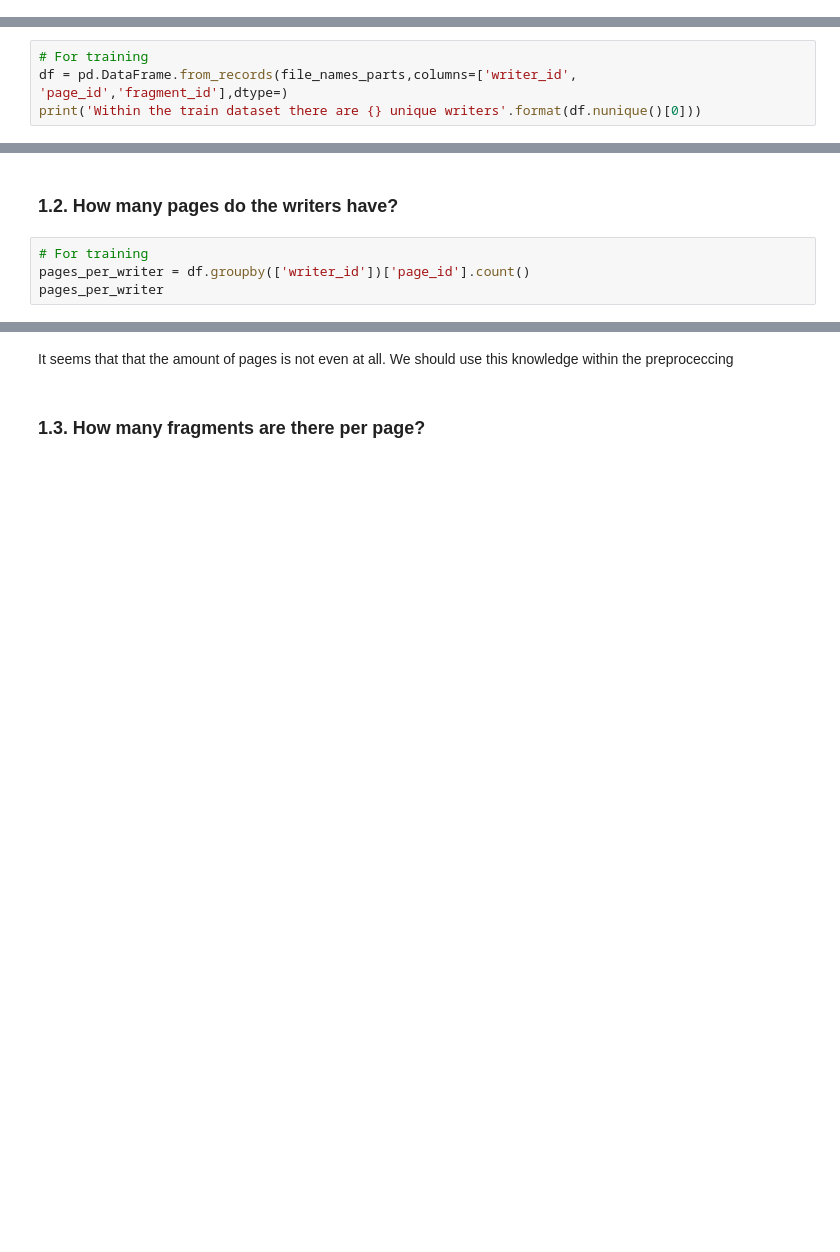
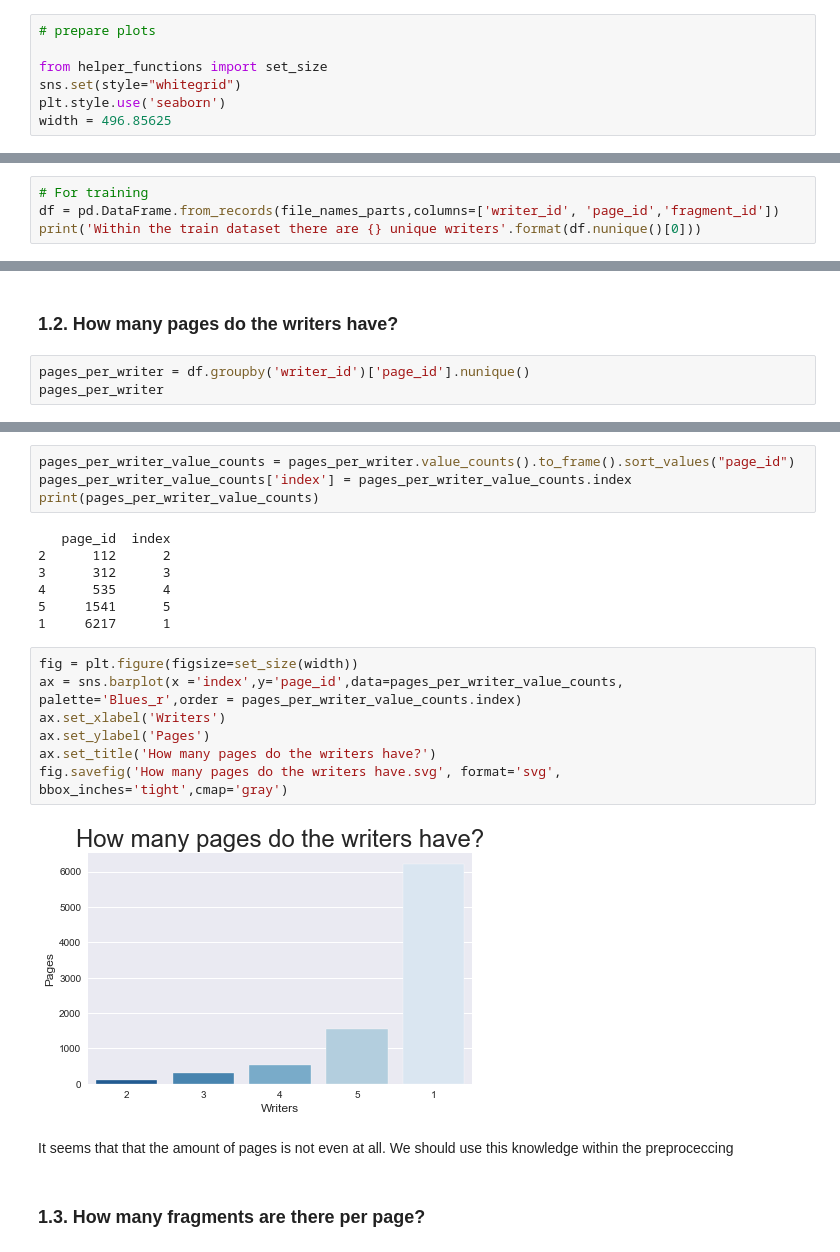
Before and after one commit to bohniti/Jigsaw-Puzzling, a Jupyter notebook: Code/Notebooks/Jigsaw-Puzzling-Data-Analysis.ipynb, the cells around one changed output, grey strips where cells are left out. Saved outputs shown, nothing was run; the diff lists cells and outputs as text; blank space fills up the shorter version.

Commit message:
Final of image analysis

```diff
--- a/Code/Notebooks/Jigsaw-Puzzling-Data-Analysis.ipynb
+++ b/Code/Notebooks/Jigsaw-Puzzling-Data-Analysis.ipynb
@@ -42,6 +44,13 @@ data_path_test = "/Users/beantown/Projekte/Jigsaw-Puzzling/Data/hisfrag20_test"
 # %%
 # prepare environtment
 %matplotlib inline
+# %%
+# prepare plots
+
+from helper_functions import set_size
+sns.set(style="whitegrid")
+plt.style.use('seaborn')
+width = 496.85625
 # %%
 # load file names train dataset
 file_names = [splitext(f)[0] for f in listdir(data_path) if isfile(join(data_path, f))]
@@ -99,7 +108,7 @@ file_names_parts[0]
 ['9121', '4046', '13']
 # %%
 # For training
-df = pd.DataFrame.from_records(file_names_parts,columns=['writer_id', 'page_id','fragment_id'],dtype=)
+df = pd.DataFrame.from_records(file_names_parts,columns=['writer_id', 'page_id','fragment_id'])
 print('Within the train dataset there are {} unique writers'.format(df.nunique()[0]))
 # %% [output]
 Within the train dataset there are 8717 unique writers
@@ -128,8 +122,7 @@ It seems that not every writer has the same ammount of fragments or pages
 <a name='1.2'></a>
 ### 1.2. How many pages do the writers have?
 # %%
-# For training
-pages_per_writer = df.groupby(['writer_id'])['page_id'].count()
+pages_per_writer = df.groupby('writer_id')['page_id'].nunique()
 pages_per_writer
 # %% [output]
 writer_id
@@ -152,3 +152,23 @@ pages_per_writer.mean()
+# %%
+pages_per_writer_value_counts = pages_per_writer.value_counts().to_frame().sort_values("page_id")
+pages_per_writer_value_counts['index'] = pages_per_writer_value_counts.index
+print(pages_per_writer_value_counts)
+# %% [output]
+   page_id  index
+2      112      2
+3      312      3
+4      535      4
+5     1541      5
+1     6217      1
+# %%
+fig = plt.figure(figsize=set_size(width))
+ax = sns.barplot(x ='index',y='page_id',data=pages_per_writer_value_counts, palette='Blues_r',order = pages_per_writer_value_counts.index)
+ax.set_xlabel('Writers')
+ax.set_ylabel('Pages')
+ax.set_title('How many pages do the writers have?')
+fig.savefig('How many pages do the writers have.svg', format='svg', bbox_inches='tight',cmap='gray')
+# %% [output]
+[figure, added]
 # %% [markdown]
 It seems that that the amount of pages is not even at all. We should use this knowledge within the preproceccing
 # %% [markdown]
```
Also changed, not shown: parts of 27 cells of this notebook.
